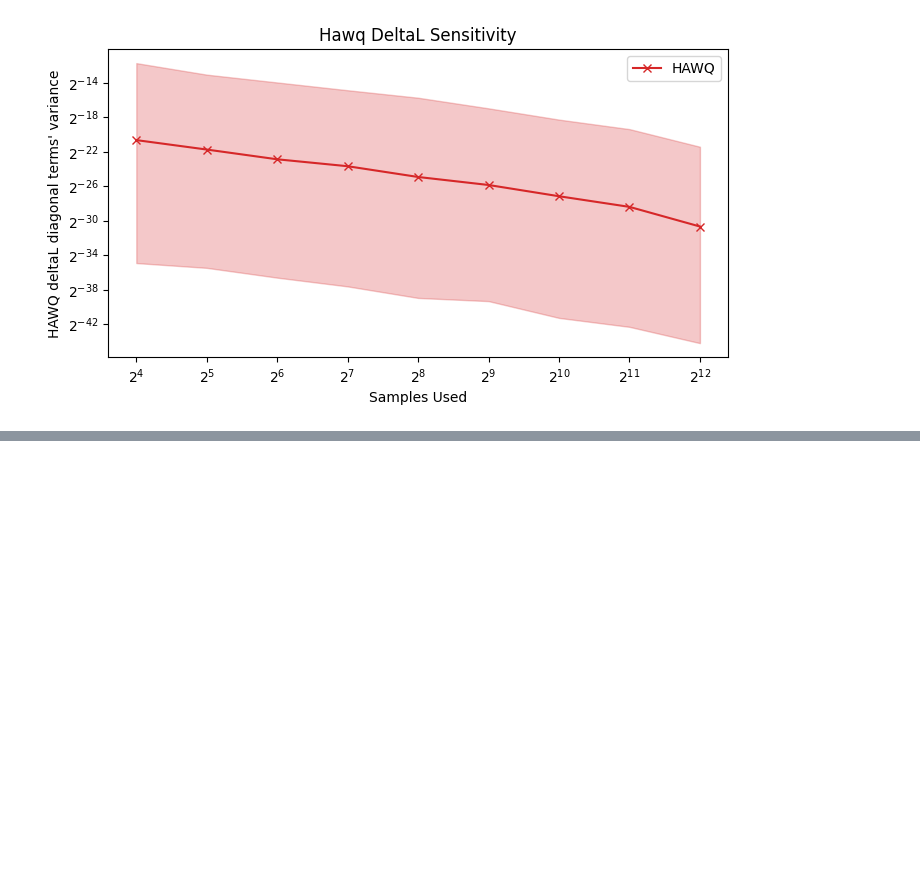
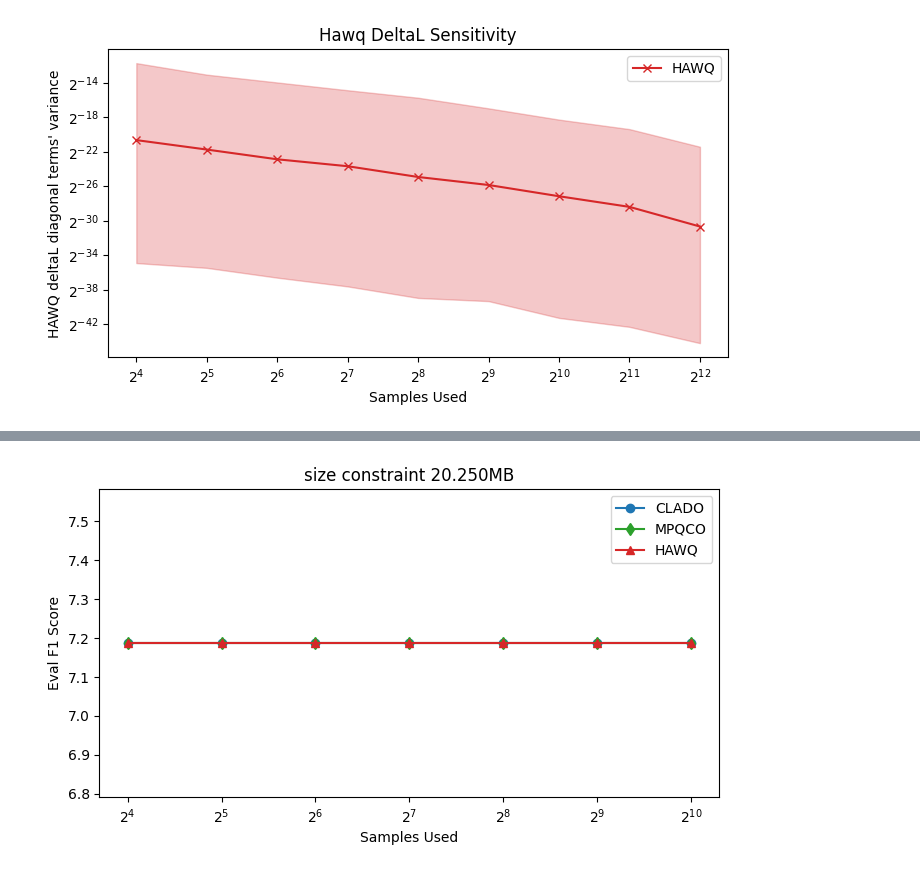
Before and after one commit to JamesTuna/CLADO_MPQ, a Jupyter notebook: bert/CLADO_multiWeight_bert-base.ipynb, the cells around one changed output, grey strips where cells are left out. Drawn from its saved outputs; the diff is of its cells as text; code cells hidden in the pictures; blank space fills up the shorter version.

```diff
--- a/bert/CLADO_multiWeight_bert-base.ipynb
+++ b/bert/CLADO_multiWeight_bert-base.ipynb
@@ -367,0 +780,95 @@ plt.show()
+# %%
+import matplotlib.pyplot as plt
+import pickle
+import numpy as np
+
+batch_nums = [2, 4, 8, 16, 32, 64, 128]
+size_bounds = [20.2505, 22.50055556, 24.75061111, 27.00066667, 29.25072222, 31.50077778, 33.75083333, 36.00088889, 38.25094444, 40.501, 43.39735714, 46.29371429, 49.19007143, 52.08642857, 54.98278571, 57.87914286, 60.7755, 63.67185714, 66.56821429, 69.46457143, 72.36092857, 75.25728571, 78.15364286, 81.05]
+
+n_runs = 5
+n_sizes = len(batch_nums)
+n_constraints = len(size_bounds)
+
+# n_runs x n_batches x n_constraints
+clado_f1 = [[[0 for _ in range(n_constraints)] for _ in range(n_sizes)] for _ in range(n_runs)]
+naive_f1 = [[[0 for _ in range(n_constraints)] for _ in range(n_sizes)] for _ in range(n_runs)]
+mpqco_f1 = [[[0 for _ in range(n_constraints)] for _ in range(n_sizes)] for _ in range(n_runs)]
+hawq_f1 = [[[0 for _ in range(n_constraints)] for _ in range(n_sizes)] for _ in range(n_runs)]
+clado_exact_match = [[[0 for _ in range(n_constraints)] for _ in range(n_sizes)] for _ in range(n_runs)]
+naive_exact_match = [[[0 for _ in range(n_constraints)] for _ in range(n_sizes)] for _ in range(n_runs)]
+mpqco_exact_match = [[[0 for _ in range(n_constraints)] for _ in range(n_sizes)] for _ in range(n_runs)]
+hawq_exact_match = [[[0 for _ in range(n_constraints)] for _ in range(n_sizes)] for _ in range(n_runs)]
+clado_eval_loss = [[[0 for _ in range(n_constraints)] for _ in range(n_sizes)] for _ in range(n_runs)]
+naive_eval_loss = [[[0 for _ in range(n_constraints)] for _ in range(n_sizes)] for _ in range(n_runs)]
+mpqco_eval_loss = [[[0 for _ in range(n_constraints)] for _ in range(n_sizes)] for _ in range(n_runs)]
+hawq_eval_loss = [[[0 for _ in range(n_constraints)] for _ in range(n_sizes)] for _ in range(n_runs)]
+
+for i, batch_num in enumerate(batch_nums):
+    for repeat in range(n_runs):
+        start_batch = batch_num * repeat
+        end_batch = batch_num * repeat + batch_num - 1
+        n_samples = batch_num * 8
+
+        # clado
+        file_name = f'./clado_mpqco_results/bert-base-uncased-squad-v1/CLADO/Clado_res/sample_size{n_samples}/clado_a16_w8-4-2_calib128_batches_{start_batch}-{end_batch}_bs8.pkl'
+        with open(file_name,'rb') as f:
+            res = pickle.load(f)
+        for j, item in enumerate(res['clado_res']):
+            eval_f1, eval_exact_match, eval_loss, size, bitops, _ = item
+            clado_f1[repeat][i][j] = eval_f1
+            clado_exact_match[repeat][i][j] = eval_exact_match
+            clado_eval_loss[repeat][i][j] = eval_loss
+
+        # naive
+        file_name = f'./clado_mpqco_results/bert-base-uncased-squad-v1/Naive/Naive_res/sample_size{n_samples}/naive_a16_w8-4-2_calib128_batches_{start_batch}-{end_batch}_bs8.pkl'
+        with open(file_name,'rb') as f:
+            res = pickle.load(f)
+        for j, item in enumerate(res['naive_res']):
+            eval_f1, eval_exact_match, eval_loss, size, bitops, _ = item
+            naive_f1[repeat][i][j] = eval_f1
+            naive_exact_match[repeat][i][j] = eval_exact_match
+            naive_eval_loss[repeat][i][j] = eval_loss
+
+        # mpqco
+        file_name = f'./clado_mpqco_results/bert-base-uncased-squad-v1/MPQCO/MPQCO_res/sample_size{n_samples}/mpqco_a16_w8-4-2_calib128_batches_{start_batch}-{end_batch}_bs8.pkl'
+        with open(file_name,'rb') as f:
+            res = pickle.load(f)
+        for j, item in enumerate(res['mpqco_res']):
+            eval_f1, eval_exact_match, eval_loss, size, bitops, _ = item
+            mpqco_f1[repeat][i][j] = eval_f1
+            mpqco_exact_match[repeat][i][j] = eval_exact_match
+            mpqco_eval_loss[repeat][i][j] = eval_loss
+
+        # hawq
+        file_name = f'./clado_mpqco_results/bert-base-uncased-squad-v1/HAWQ/HAWQ_res/sample_size{n_samples}/hawq_a16_w8-4-2_calib128_batches_{start_batch}-{end_batch}_bs8.pkl'
+        with open(file_name,'rb') as f:
+            res = pickle.load(f)
+        for j, item in enumerate(res['hawq_res']):
+            eval_f1, eval_exact_match, eval_loss, size, bitops, _ = item
+            hawq_f1[repeat][i][j] = eval_f1
+            hawq_exact_match[repeat][i][j] = eval_exact_match
+            hawq_eval_loss[repeat][i][j] = eval_loss
+
+
+f1_clado = np.array(clado_f1)
+f1_naive = np.array(naive_f1)
+f1_mpqco = np.array(mpqco_f1)
+f1_hawq = np.array(hawq_f1)
+
+xs = 2**np.arange(f1_clado.shape[1]) * 16
+for i in range(0, f1_clado.shape[2], 2):
+    plt.rcParams['figure.figsize'] = (8,4)
+
+    plt.plot(xs, np.mean(f1_clado[:,:,i], axis=0),marker='o',label=f'CLADO', color='#1f77b4')
+    # plt.plot(xs, np.mean(f1_naive[:,:,i], axis=0),marker='x',label=f'NAIVE', color='#ff7f0e')
+    plt.plot(xs, np.mean(f1_mpqco[:,:,i], axis=0),marker='d',label=f'MPQCO', color='#2ca02c')
+    plt.plot(xs, np.mean(f1_hawq[:,:,i], axis=0),marker='^',label=f'HAWQ', color='#d62728')
+
+    plt.legend()
+    plt.ylabel('Eval F1 Score')
+    plt.xlabel('Samples Used')
+    plt.title(f'size constraint {size_bounds[i]:.3f}MB')
+    plt.xscale('log',base=2)
+    plt.show()
+# %% [output]
+[figure, added]
```
Also changed, not shown: parts of 6 cells of this notebook, 43 other files.
